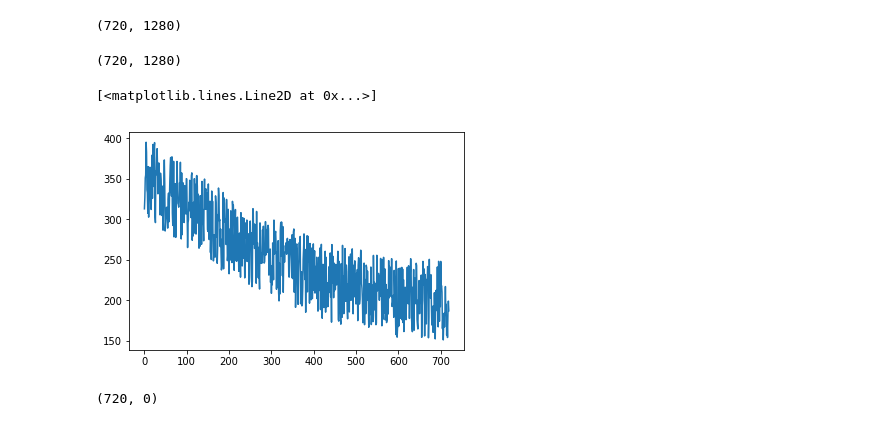
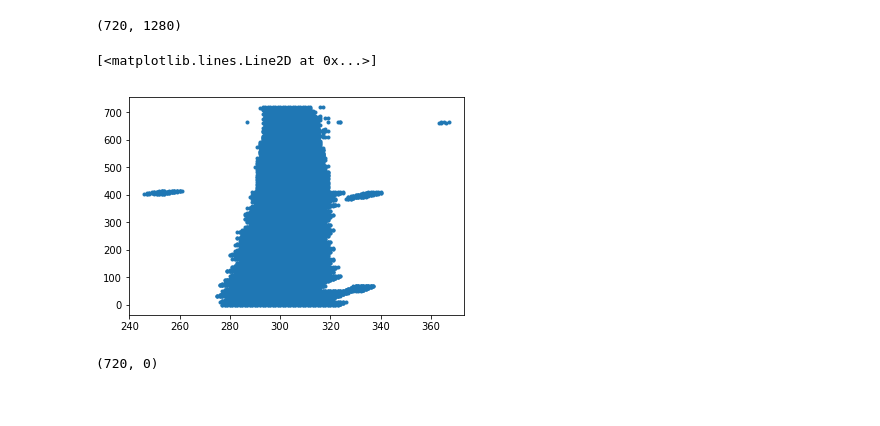
Before and after one commit to kanhua/CarND-Advanced-Lane-Lines, a Jupyter notebook: Image process pipeline test.ipynb, the cells around one changed output. Cells and saved outputs as stored; diff of their text form; code cells hidden in the pictures.

```diff
--- a/Image process pipeline test.ipynb
+++ b/Image process pipeline test.ipynb
@@ -36,7 +40,7 @@ retval, cameraMatrix, distCoeffs, rvecs,tvecs=cv2.calibrateCamera(objpoints,
 # %%
-n_img=cv2.undistort(img,cameraMatrix,distCoeffs,None,cameraMatrix)
-cv2.imwrite("./test_images/straight_lines1_undistort.jpg",n_img)
-plt.imshow(n_img)
+undist_img=camcal.transform(img)
+cv2.imwrite("./test_images/straight_lines1_undistort.jpg",undist_img)
+plt.imshow(undist_img)
 plt.show()
 # %% [output]
 [figure]
@@ -113,5 +117,5 @@ src=np.array(verts[0:-1],np.float32)
 dst=np.array(dest_points[0:-1],np.float32)
 #src=np.flip(src,axis=1)
 #dst=np.flip(dst,axis=1)
-print(dst)
-t_img=warper(single_chan_img,src,dst)
+pst=PerspectiveTransformer()
+t_img=pst.transform(single_chan_img)
@@ -129,8 +128,3 @@ plt.show()
 t_img.shape
 # %% [output]
 (720, 1280)
-# %%
-binary_warped=t_img
-binary_warped.shape
-# %% [output]
-(720, 1280)
@@ -205,7 +131,9 @@ right_fit = np.polyfit(righty, rightx, 2)
+# %%
+leftx,lefty,left_fit,rightx,righty,right_fit,out_img,nonzerox,nonzeroy,left_lane_inds,right_lane_inds=find_lane_points(t_img)
 # %%
-plt.plot(leftx)
+plt.plot(leftx,lefty,'.')
 # %% [output]
 [<matplotlib.lines.Line2D at 0x...>]
-[figure, old version]
+[figure, new version]
 # %%
 # Generate x and y values for plotting
```
Also changed, not shown: parts of 17 cells of this notebook, 3 other files.
